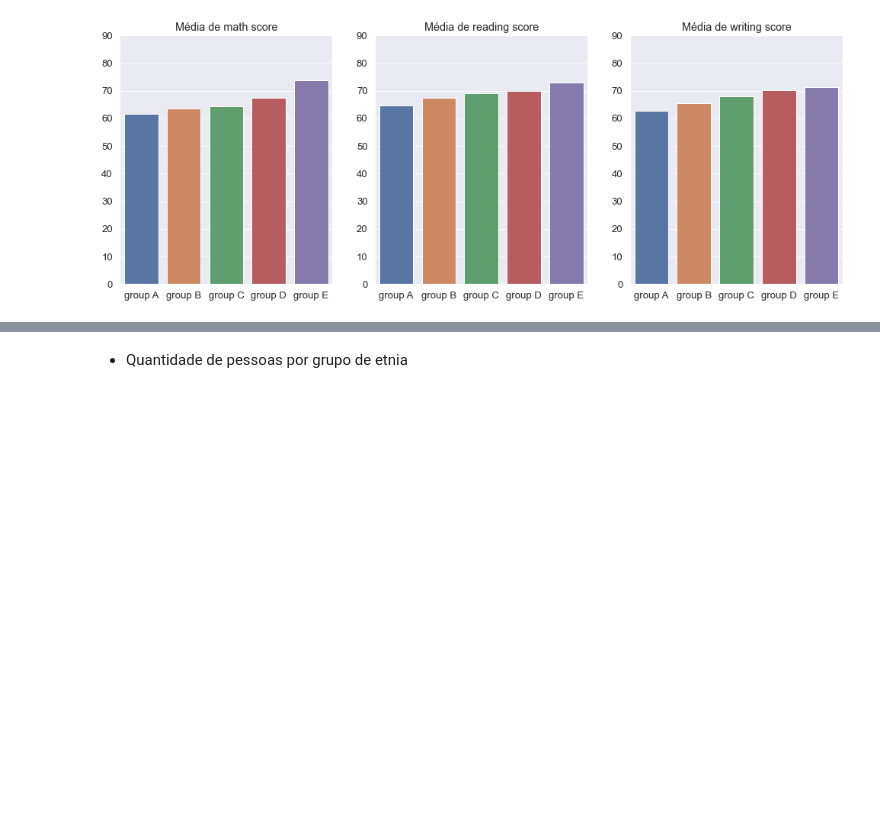
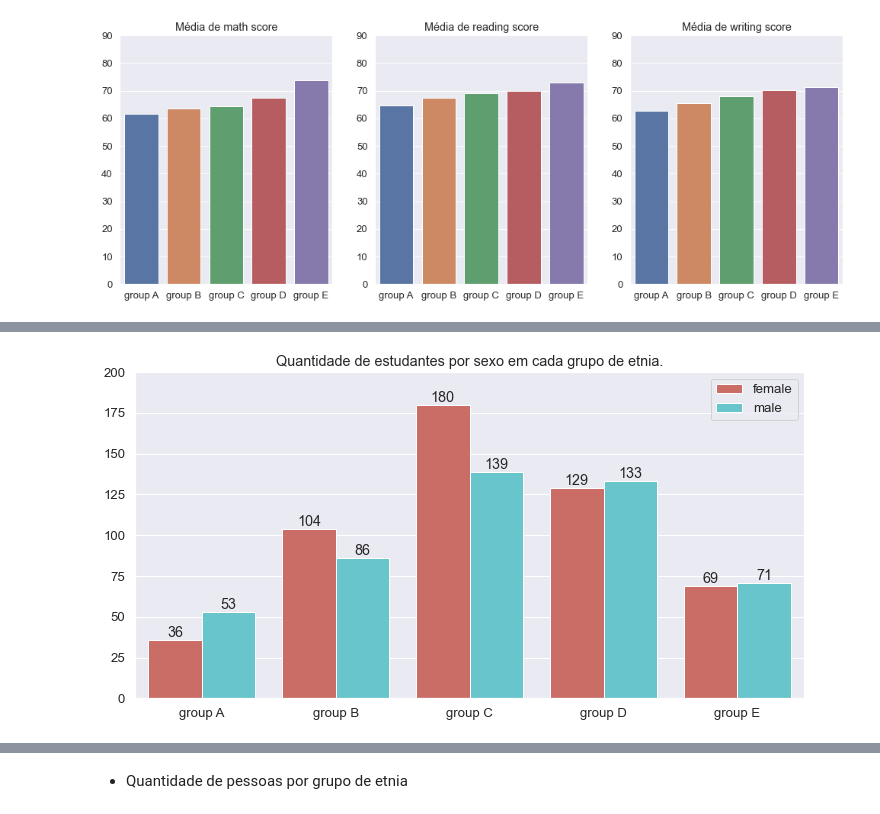
Before and after one commit to helenacypreste/helen-marlon-letscode-projeto2, a Jupyter notebook: notebooks/EDA-students-performance-exams.ipynb, the cells around one changed output, grey strips where cells are left out. Saved outputs shown, nothing was run; the diff lists cells and outputs as text; code cells hidden in the pictures; blank space fills up the shorter version.

```diff
--- a/notebooks/EDA-students-performance-exams.ipynb
+++ b/notebooks/EDA-students-performance-exams.ipynb
@@ -135,0 +138,6 @@ plt.show()
+# %%
+df_etnia_gender = (df.groupby(["race/ethnicity",'gender'])['lunch']
+                   .count()
+                   .reset_index()
+                   .rename(columns={'lunch':'qtd_estudantes'}))
+df_etnia_gender.head()
@@ -135,0 +151,12 @@ plt.show()
+# %%
+plt.figure(figsize=(12,6))
+ax = sns.barplot(data=df_etnia_gender, x='race/ethnicity', y='qtd_estudantes', hue='gender', palette = 'hls')
+for container in ax.containers:
+    ax.bar_label(container)
+plt.ylabel("")
+plt.xlabel("")
+plt.ylim(0,200)
+plt.title('Quantidade de estudantes por sexo em cada grupo de etnia.')
+plt.legend(loc='upper right');
+# %% [output]
+[figure, added]
```
Also changed, not shown: parts of 9 cells of this notebook.
